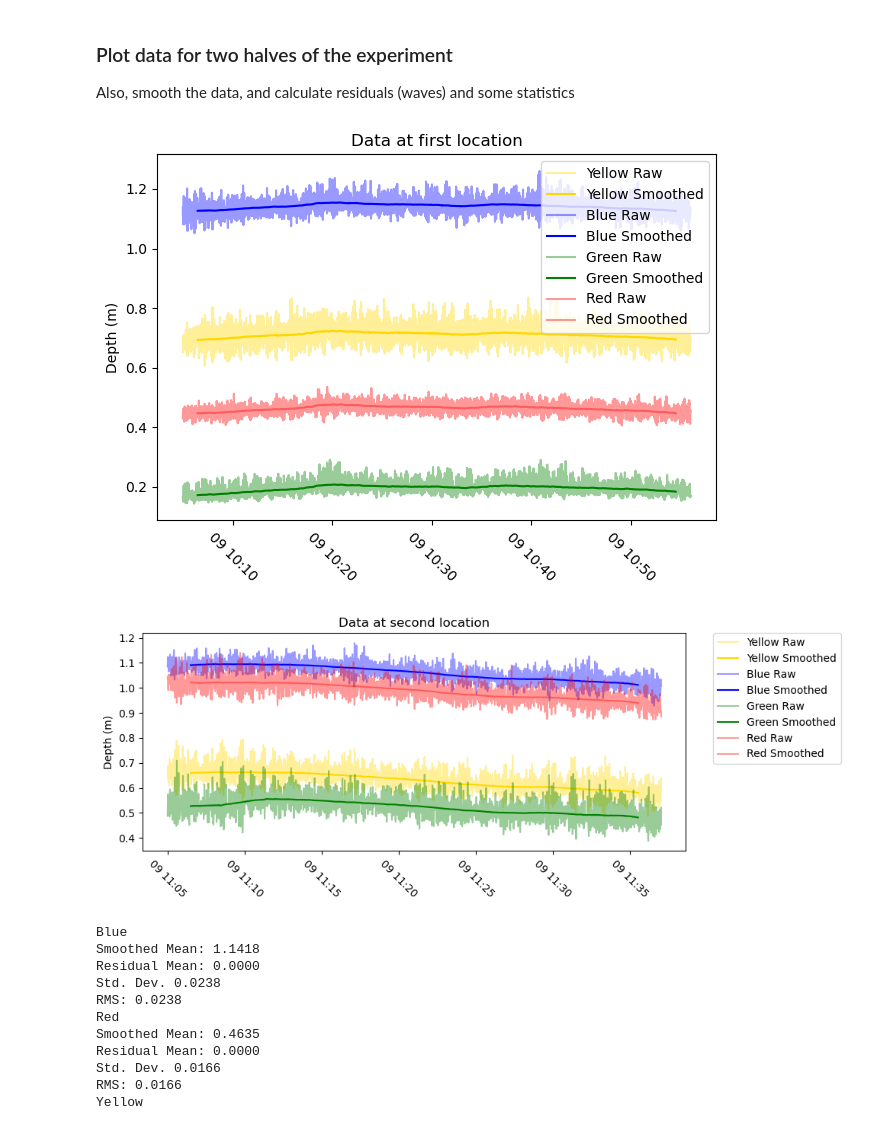
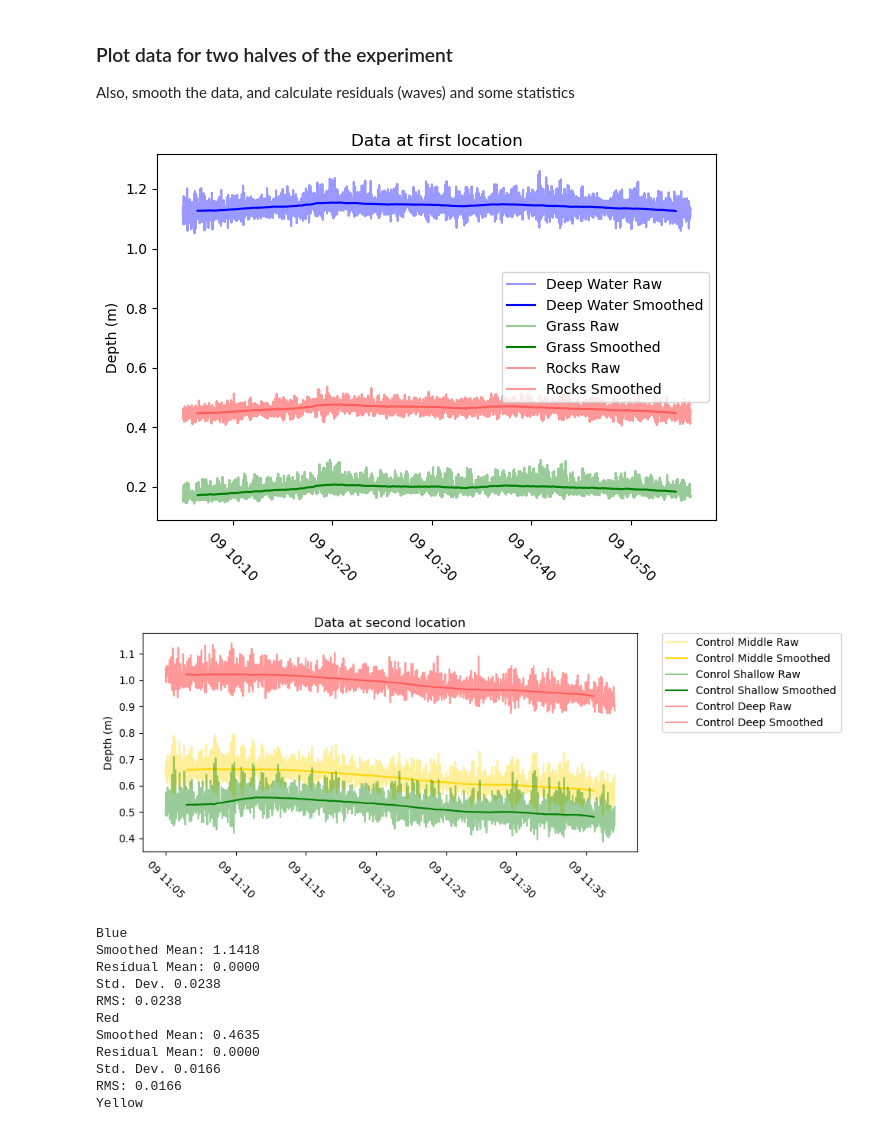
Before and after one commit to sofa927/Science-Fair, a Jupyter notebook: SophiaDataPlots.ipynb, the cells around one changed output. Saved outputs shown, nothing was run; the diff lists cells and outputs as text; code cells hidden in the pictures.

```diff
--- a/SophiaDataPlots.ipynb
+++ b/SophiaDataPlots.ipynb
@@ -55,13 +55,13 @@ g_off = 0.07080629642164082
 r_off = 0.06694348874839333
 
 # Full pathname to location of data file (replace this with correct location on your computer)
-data_dir = "/Users/sophiafamely/Documents/ScienceFair2526/"
+data_dir = "/Users/miradavis/Documents/ScienceFair2526/"
 
 # file names
-yellow_file = "/Users/sophiafamely/Documents/ScienceFair2526/Data/202769_20251109_1251-YELLOW\\202769_20251109_1251-YELLOW_data.txt"
-blue_file =   "/Users/sophiafamely/Documents/ScienceFair2526/Data/202771_20251109_1243-BLUE\\202771_20251109_1243-BLUE_data.txt"
-green_file = "/Users/sophiafamely/Documents/ScienceFair2526/Data/202772_20251109_1252-GREEN\\202772_20251109_1252-GREEN_data.txt"
-red_file =    "/Users/sophiafamely/Documents/ScienceFair2526/Data/202774_20251109_1249-RED\\202774_20251109_1249-RED_data.txt"
+yellow_file = "/Users/miradavis/Documents/ScienceFair2526/Data/202769_20251109_1251-YELLOW\\202769_20251109_1251-YELLOW_data.txt"
+blue_file =   "/Users/miradavis/Documents/ScienceFair2526/Data/202771_20251109_1243-BLUE\\202771_20251109_1243-BLUE_data.txt"
+green_file = "/Users/miradavis/Documents/ScienceFair2526/Data/202772_20251109_1252-GREEN\\202772_20251109_1252-GREEN_data.txt"
+red_file =    "/Users/miradavis/Documents/ScienceFair2526/Data/202774_20251109_1249-RED\\202774_20251109_1249-RED_data.txt"
 # %%
 import pandas as pd
 # Define time bounds - first location
@@ -130,17 +130,16 @@ df_red1 = df
 df_red1["Smoothed Depth"] = boxcar_smooth_depth( df_red1, fs=8.0, window_minutes=3.0 )
 # %%
 # make a plot of that data
-plt.plot( df_yellow1['Time'], df_yellow1['Depth'],c='gold', label = 'Yellow Raw', alpha=0.4)
-plt.plot( df_yellow1['Time'], df_yellow1['Smoothed Depth'],c='gold', label = 'Yellow Smoothed')
 
-plt.plot( df_blue1['Time'], df_blue1['Depth'],c='blue', label = 'Blue Raw', alpha=0.4)
-plt.plot( df_blue1['Time'], df_blue1['Smoothed Depth'],c='blue', label = 'Blue Smoothed')
 
-plt.plot( df_green1['Time'], df_green1['Depth'],c='green', label = 'Green Raw', alpha=0.4)
-plt.plot( df_green1['Time'], df_green1['Smoothed Depth'],c='green', label = 'Green Smoothed')
+plt.plot( df_blue1['Time'], df_blue1['Depth'],c='blue', label = 'Deep Water Raw', alpha=0.4)
+plt.plot( df_blue1['Time'], df_blue1['Smoothed Depth'],c='blue', label = 'Deep Water Smoothed')
 
-plt.plot( df_red1['Time'], df_red1['Depth'],c='red', label='Red Raw', alpha=0.4)
-plt.plot( df_red1['Time'], df_red1['Smoothed Depth'],c='red', label='Red Smoothed', alpha=0.4)
+plt.plot( df_green1['Time'], df_green1['Depth'],c='green', label = 'Grass Raw', alpha=0.4)
+plt.plot( df_green1['Time'], df_green1['Smoothed Depth'],c='green', label = 'Grass Smoothed')
+
+plt.plot( df_red1['Time'], df_red1['Depth'],c='red', label='Rocks Raw', alpha=0.4)
+plt.plot( df_red1['Time'], df_red1['Smoothed Depth'],c='red', label='Rocks Smoothed', alpha=0.4)
 
 plt.ylabel( 'Depth (m)' )
 plt.xticks(rotation=-45)
@@ -149,7 +148,7 @@ plt.title('Data at first location')
 plt.tight_layout()
 plt.show()
 # %% [output]
-[figure, old version]
+[figure, new version]
 # %%
 # Define time bounds - second location
 start_time = "2025-11-09 11:05:00"
@@ -202,42 +201,41 @@ df_green2 = df
 df_green2["Smoothed Depth"] = boxcar_smooth_depth( df_green2, fs=8.0, window_minutes=3.0 )
 
 
 # Red sensor
 df = pd.read_csv(red_file, parse_dates=['Time'], index_col='Time')
 # Making time the index "removes" the 'Time' column...add it back in
 df['Time'] = df.index
 # Trim the dataset
 df = df.loc[start_time:end_time]
 # drop the Sea Pressure column
 df = df.drop('Sea pressure', axis=1)
 # Compute the pressure
 df['Depth'] = ( df['Pressure'] - p_atmos )*1e4 / (rhow*g) + r_off
 # rename the dataframe
 df_red2 = df
 df_red2["Smoothed Depth"] = boxcar_smooth_depth( df_red2, fs=8.0, window_minutes=3.0 )
 
 # make a plot of that data with some improvements in the plotting
 plt.figure( figsize = (10,4) )
-plt.plot( df_yellow2['Time'], df_yellow2['Depth'],c='gold', label = 'Yellow Raw', alpha=0.4)
-plt.plot( df_yellow2['Time'], df_yellow2['Smoothed Depth'],c='gold', label = 'Yellow Smoothed')
+plt.plot( df_yellow2['Time'], df_yellow2['Depth'],c='gold', label = 'Control Middle Raw', alpha=0.4)
+plt.plot( df_yellow2['Time'], df_yellow2['Smoothed Depth'],c='gold', label = 'Control Middle Smoothed')
 
-plt.plot( df_blue2['Time'], df_blue2['Depth'],c='blue', label = 'Blue Raw', alpha=0.4)
-plt.plot( df_blue2['Time'], df_blue2['Smoothed Depth'],c='blue', label = 'Blue Smoothed')
 
-plt.plot( df_green2['Time'], df_green2['Depth'],c='green', label = 'Green Raw', alpha=0.4)
-plt.plot( df_green2['Time'], df_green2['Smoothed Depth'],c='green', label = 'Green Smoothed')
 
-plt.plot( df_red2['Time'], df_red2['Depth'],c='red', label='Red Raw', alpha=0.4)
-plt.plot( df_red2['Time'], df_red2['Smoothed Depth'],c='red', label='Red Smoothed', alpha=0.4)
+plt.plot( df_green2['Time'], df_green2['Depth'],c='green', label = 'Conrol Shallow Raw', alpha=0.4)
+plt.plot( df_green2['Time'], df_green2['Smoothed Depth'],c='green', label = 'Control Shallow Smoothed')
+
+plt.plot( df_red2['Time'], df_red2['Depth'],c='red', label='Control Deep Raw', alpha=0.4)
+plt.plot( df_red2['Time'], df_red2['Smoothed Depth'],c='red', label='Control Deep Smoothed', alpha=0.4)
 
 plt.ylabel( 'Depth (m)' )
 plt.xticks(rotation=-45)
 plt.legend(bbox_to_anchor=(1.05, 1), loc='upper left', borderaxespad=0.)
 plt.title('Data at second location')
 plt.tight_layout()
 plt.show()
 # %% [output]
-[figure, old version]
+[figure, new version]
 # %%
 def residual_stats( df ):
 
```
Also changed, not shown: parts of 2 cells of this notebook.
